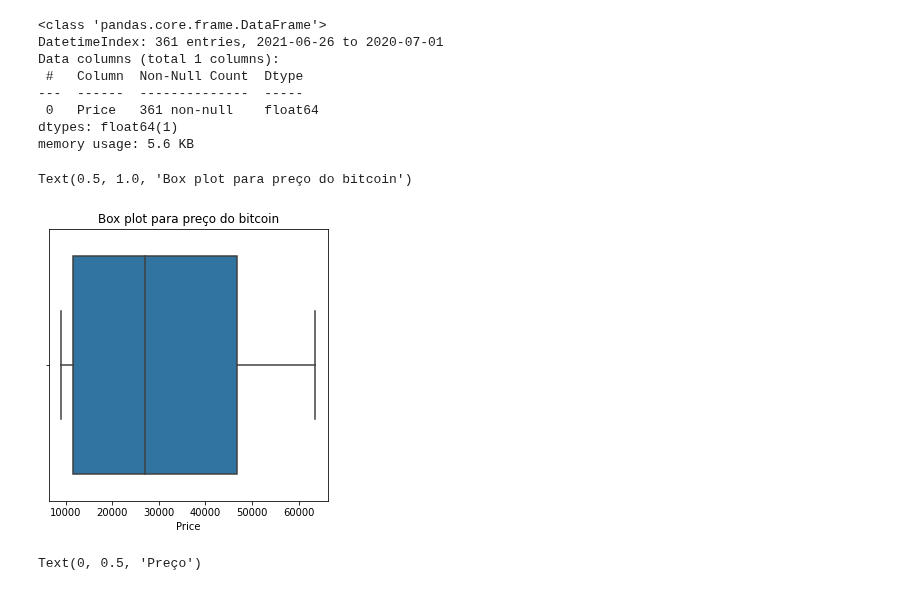
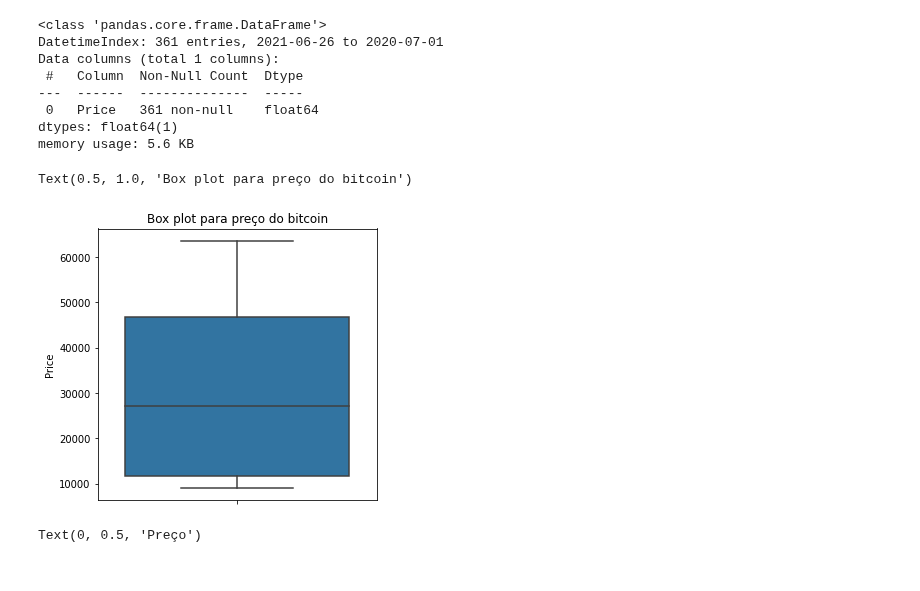
Before and after one commit to prbpedro/tcc_puc, a Jupyter notebook: src/2_pre_processing_btc_historical_data.ipynb, the cells around one changed output. Drawn from its saved outputs; the diff is of its cells as text; code cells hidden in the pictures.

```diff
--- a/src/2_pre_processing_btc_historical_data.ipynb
+++ b/src/2_pre_processing_btc_historical_data.ipynb
@@ -34,12 +34,12 @@ memory usage: 5.6 KB
 # %%
 # Checking for outliers
 
 plt.figure(figsize=(5, 5))
-g = sns.boxplot(btc_df['Price'])  #realiza o plot através da biblioteca seaborn
+g = sns.boxplot(y=btc_df['Price'])  #realiza o plot através da biblioteca seaborn
 g.set_title('Box plot para preço do bitcoin')
 # %% [output]
 Text(0.5, 1.0, 'Box plot para preço do bitcoin')
-[figure, old version]
+[figure, new version]
 # %%
 # Plot the Price TimeSeries
 plt.figure(figsize=(10, 5))
```
